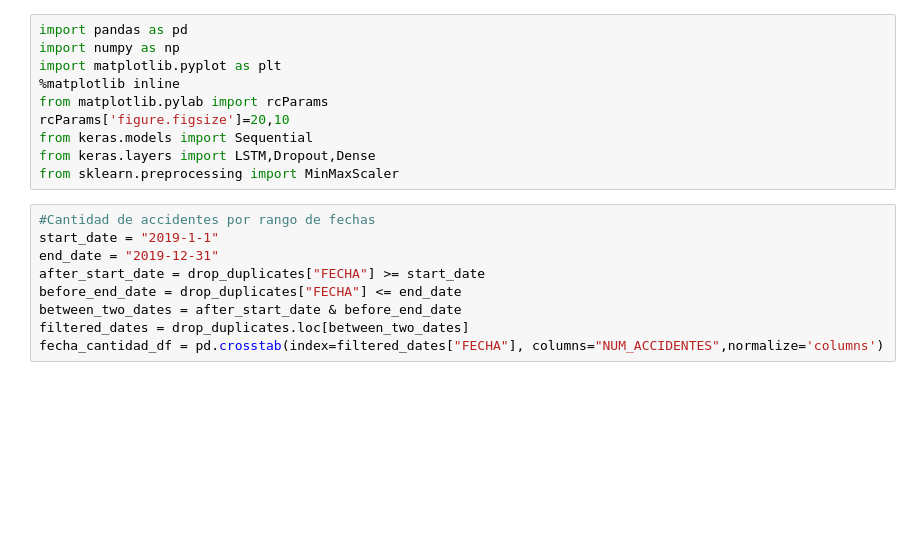
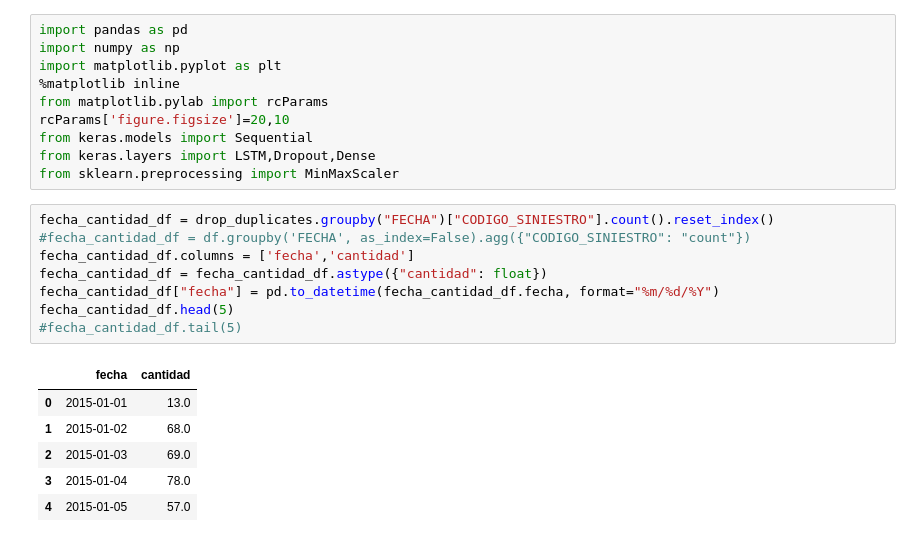
Before and after one commit to jgcotta/bigdata, a Jupyter notebook: notebook/NoteBookSiniestros.ipynb, the cells around one changed output. Drawn from its saved outputs; the diff is of its cells as text; blank space fills up the shorter version.

```diff
--- a/notebook/NoteBookSiniestros.ipynb
+++ b/notebook/NoteBookSiniestros.ipynb
@@ -688,15 +697,21 @@ rcParams['figure.figsize']=20,10
 from keras.models import Sequential
 from keras.layers import LSTM,Dropout,Dense
 from sklearn.preprocessing import MinMaxScaler
-# %%
-#Cantidad de accidentes por rango de fechas
-start_date = "2019-1-1"
-end_date = "2019-12-31"
-after_start_date = drop_duplicates["FECHA"] >= start_date
-before_end_date = drop_duplicates["FECHA"] <= end_date
-between_two_dates = after_start_date & before_end_date
-filtered_dates = drop_duplicates.loc[between_two_dates]
-fecha_cantidad_df = pd.crosstab(index=filtered_dates["FECHA"], columns="NUM_ACCIDENTES",normalize='columns')
+# %%
+fecha_cantidad_df = drop_duplicates.groupby("FECHA")["CODIGO_SINIESTRO"].count().reset_index()
+#fecha_cantidad_df = df.groupby('FECHA', as_index=False).agg({"CODIGO_SINIESTRO": "count"})
+fecha_cantidad_df.columns = ['fecha','cantidad']
+fecha_cantidad_df = fecha_cantidad_df.astype({"cantidad": float})
+fecha_cantidad_df["fecha"] = pd.to_datetime(fecha_cantidad_df.fecha, format="%m/%d/%Y")
+fecha_cantidad_df.head(5)
+#fecha_cantidad_df.tail(5)
+# %% [output]
+|  | fecha | cantidad |
+| 0 | 2015-01-01 | 13.0 |
+| 1 | 2015-01-02 | 68.0 |
+| 2 | 2015-01-03 | 69.0 |
+| 3 | 2015-01-04 | 78.0 |
+| 4 | 2015-01-05 | 57.0 |
 # %%
 fecha_cantidad_df.dtypes
 # %% [output]
```
Also changed, not shown: parts of 24 cells of this notebook.
